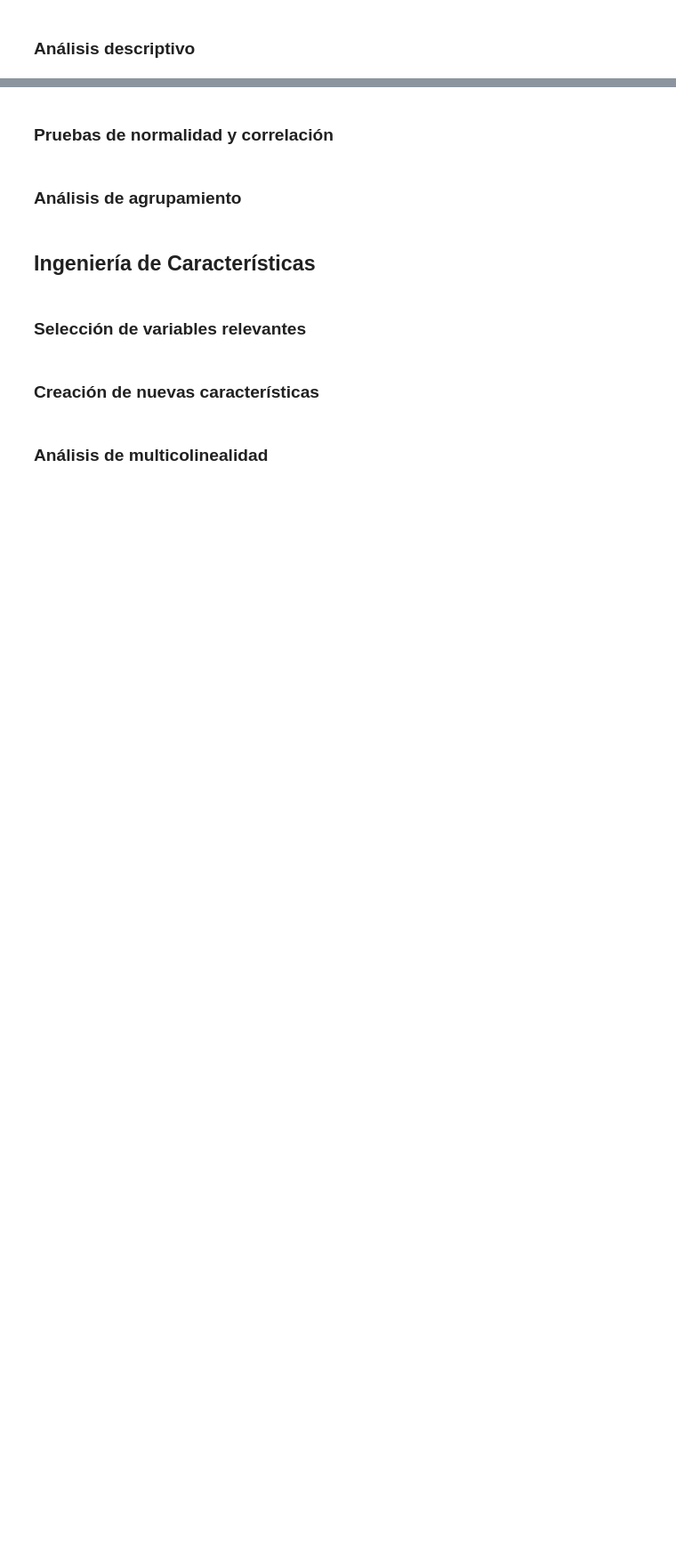
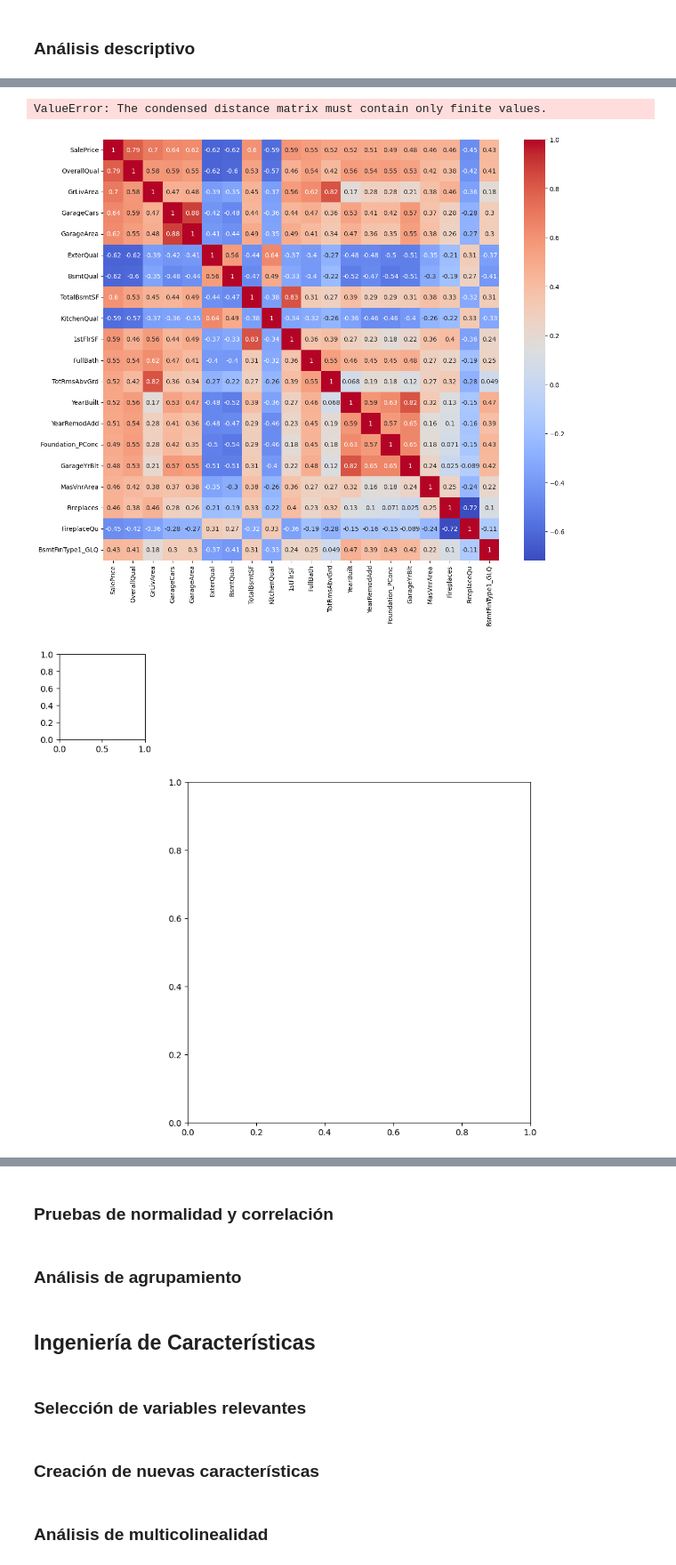
Before and after one commit to tsc221645/CC_3074_Proyecto_2, a Jupyter notebook: initial_analysis.ipynb, the cells around one changed output, grey strips where cells are left out. Shown at 89% size. Drawn from its saved outputs; the diff is of its cells as text; code cells hidden in the pictures; blank space fills up the shorter version.

```diff
--- a/initial_analysis.ipynb
+++ b/initial_analysis.ipynb
@@ -374,0 +386,15 @@ medidas.head(10)
+# %%
+# Matriz de correlación para las variables mayormente asociadas con SalePrice utilizando estandarización
+sale_price_correlation = correlation_matrix['SalePrice'].abs().sort_values(ascending=False)
+# Eligimos las un estimado de las top 20; puede cambiarse este número
+top_features = sale_price_correlation.index[:20]
+
+correlation_matrix_qual = df_train_standardized[top_features].corr()
+plt.figure(figsize=(14, 12))
+sns.heatmap(correlation_matrix_qual, annot=True, cmap='coolwarm')
+sns.clustermap(correlation_matrix)
+plt.show()
+# %% [output]
+ValueError: The condensed distance matrix must contain only finite values.
+[figure, added]
+[figure, added]
```
Also changed, not shown: parts of 7 cells of this notebook.
